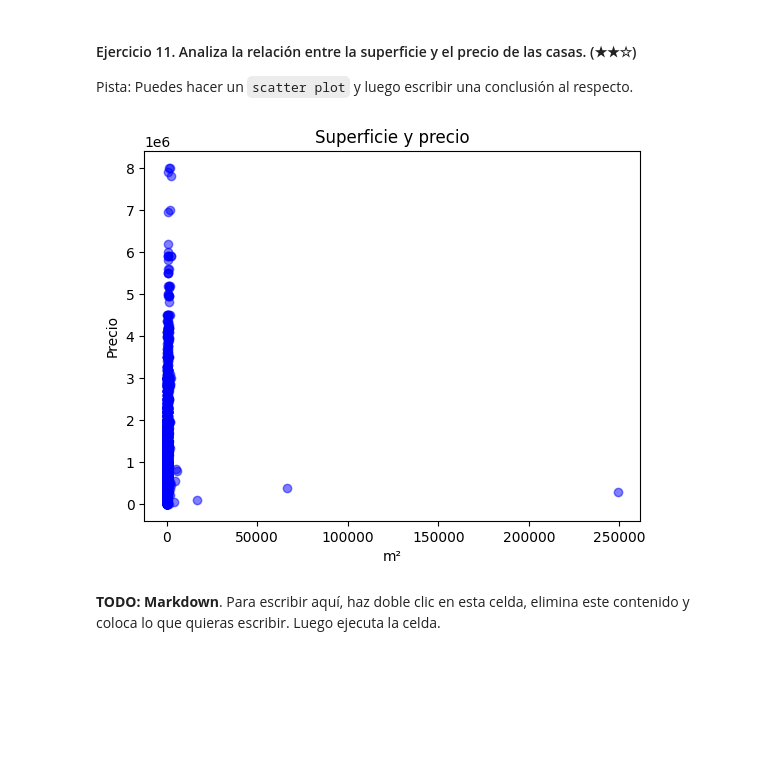
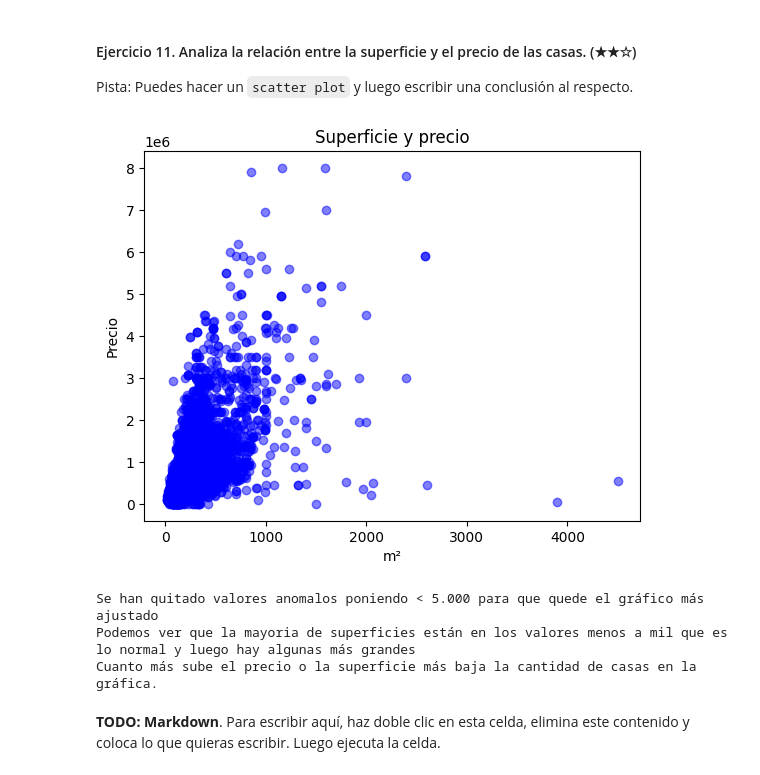
Before and after one commit to AnderTxuCode/anderbermudo-realestate-datacleanup-exercise, a Jupyter notebook: project.es.ipynb, the cells around one changed output. Saved outputs shown, nothing was run; the diff lists cells and outputs as text; code cells hidden in the pictures; blank space fills up the shorter version.

```diff
--- a/project.es.ipynb
+++ b/project.es.ipynb
@@ -213,16 +213,23 @@ Pista: Puedes hacer un `scatter plot` y luego escribir una conclusión al respec
 # %%
 # TODO: Código
 import matplotlib.pyplot as plt
 
-
-plt.scatter(ds["surface"], ds["price"], alpha=0.5, color='blue')
+ds1 = ds[ds.surface < 5000]
+plt.scatter(ds1["surface"], ds1["price"], alpha=0.5, color='blue')
 
 plt.xlabel('m²')
 plt.ylabel('Precio')
 plt.title('Superficie y precio')
 plt.show()
+
+print("Se han quitado valores anomalos poniendo < 5.000 para que quede el gráfico más ajustado")
+print("Podemos ver que la mayoria de superficies están en los valores menos a mil que es lo normal y luego hay algunas más grandes")
+print("Cuanto más sube el precio o la superficie más baja la cantidad de casas en la gráfica.")
 # %% [output]
-[figure, old version]
+[figure, new version]
+Se han quitado valores anomalos poniendo < 5.000 para que quede el gráfico más ajustado
+Podemos ver que la mayoria de superficies están en los valores menos a mil que es lo normal y luego hay algunas más grandes
+Cuanto más sube el precio o la superficie más baja la cantidad de casas en la gráfica.
 # %% [markdown]
 **TODO: Markdown**. Para escribir aquí, haz doble clic en esta celda, elimina este contenido y coloca lo que quieras escribir. Luego ejecuta la celda.
 # %% [markdown]
```
Also changed, not shown: parts of 1 cell of this notebook.
